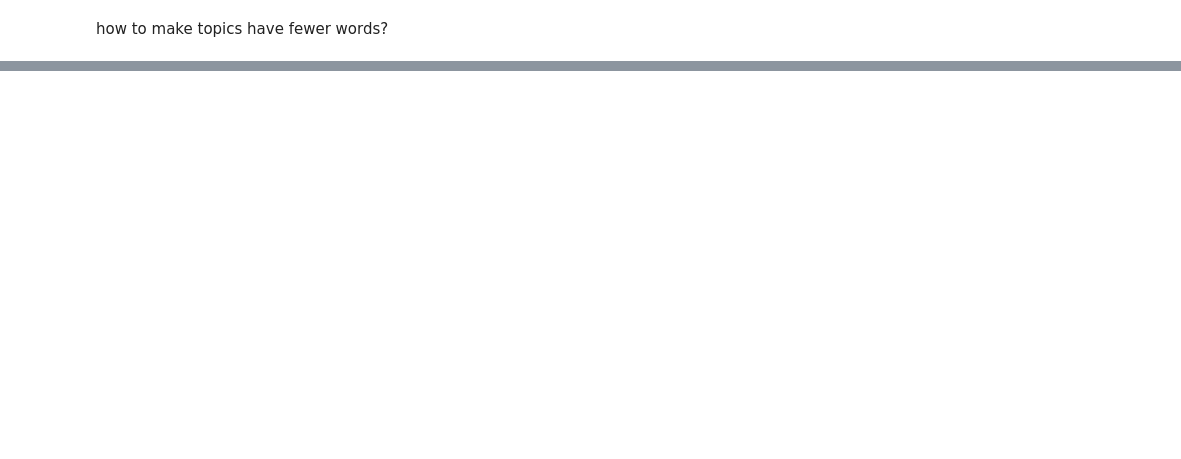
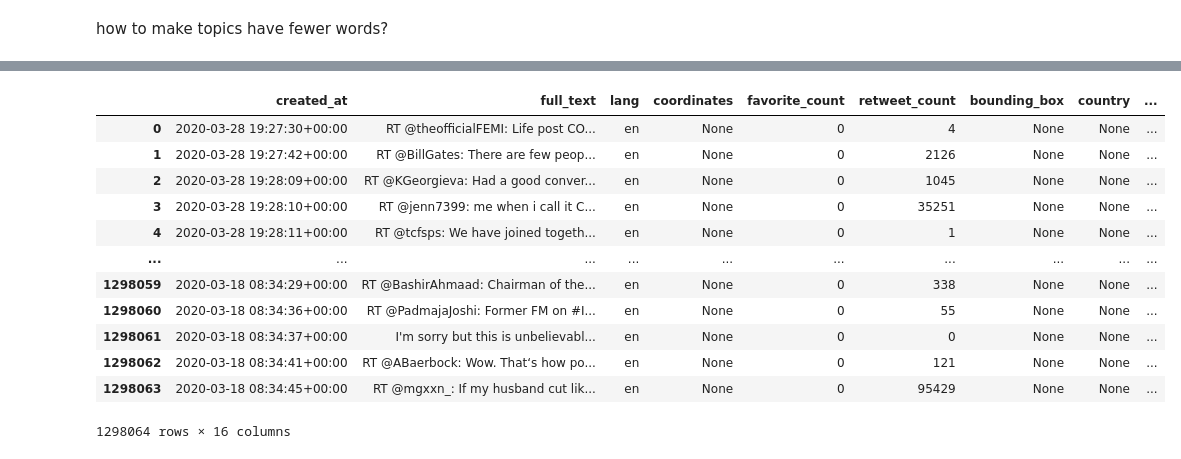
Before and after one commit to sam-hoffman/topic-modeling, a Jupyter notebook: covid-topic-modeling.ipynb, the cells around one changed output, grey strips where cells are left out. Cells and saved outputs as stored; diff of their text form; code cells hidden in the pictures; blank space fills up the shorter version.

```diff
--- a/covid-topic-modeling.ipynb
+++ b/covid-topic-modeling.ipynb
@@ -189,3 +96,14 @@ full
+# %%
+# need to confirm it's right to do dict with full text but other things not with it
+dictionary = Dictionary(pdf.cleaned_text.to_list())
+
+training_df = pdf[pdf.rt_indicator == 0]
+
+training_docs = training_df.cleaned_text.to_list()
+training_corpus = [dictionary.doc2bow(tweet) for tweet in training_docs]
+
+full_docs = pdf.cleaned_text.to_list()
+full_corpus = [dictionary.doc2bow(tweet) for tweet in full_docs]
 # %% [markdown]
 how to make topics have fewer words?
 # %%
@@ -208,12 +126,12 @@ temp = dictionary[0]  # This is only to "load" the dictionary.
 id2word = dictionary.id2token
 
 model = ldamulticore.LdaMulticore(
-    corpus=corpus,
+    corpus=training_corpus,
     id2word=id2word,
     chunksize=chunksize,
     eta='auto',
     iterations=400,
-    num_topics=5,
+    num_topics=50,
     eval_every=eval_every
 )
 # %%
@@ -222,10 +160,26 @@ top_topics = model.top_topics(corpus)
 # how 2 do this in spark??
 # add corpus as column?
 topics = []
-for i in range(len(corpus)):
-    topics.append(model.get_document_topics(corpus[i], minimum_probability=0.0))
+for i in range(len(full_corpus)):
+    topics.append(model.get_document_topics(full_corpus[i], minimum_probability=0.0))
 # %%
-training_df['topics'] = topics
+pdf['topics'] = topics
+# %%
+pdf
+# %% [output]
+|  | created_at | full_text | lang | coordinates | favorite_count | retweet_count | bounding_box | country | ... |
+| 0 | 2020-03-28 19:27:30+00:00 | RT @theofficialFEMI: Life post CO... | en | None | 0 | 4 | None | None | ... |
+| 1 | 2020-03-28 19:27:42+00:00 | RT @BillGates: There are few peop... | en | None | 0 | 2126 | None | None | ... |
+| 2 | 2020-03-28 19:28:09+00:00 | RT @KGeorgieva: Had a good conver... | en | None | 0 | 1045 | None | None | ... |
+| 3 | 2020-03-28 19:28:10+00:00 | RT @jenn7399: me when i call it C... | en | None | 0 | 35251 | None | None | ... |
+| 4 | 2020-03-28 19:28:11+00:00 | RT @tcfsps: We have joined togeth... | en | None | 0 | 1 | None | None | ... |
+| ... | ... | ... | ... | ... | ... | ... | ... | ... | ... |
+| 1298059 | 2020-03-18 08:34:29+00:00 | RT @BashirAhmaad: Chairman of the... | en | None | 0 | 338 | None | None | ... |
+| 1298060 | 2020-03-18 08:34:36+00:00 | RT @PadmajaJoshi: Former FM on #I... | en | None | 0 | 55 | None | None | ... |
+| 1298061 | 2020-03-18 08:34:37+00:00 | I'm sorry but this is unbelievabl... | en | None | 0 | 0 | None | None | ... |
+| 1298062 | 2020-03-18 08:34:41+00:00 | RT @ABaerbock: Wow. That‘s how po... | en | None | 0 | 121 | None | None | ... |
+| 1298063 | 2020-03-18 08:34:45+00:00 | RT @mgxxn_: If my husband cut lik... | en | None | 0 | 95429 | None | None | ... |
+1298064 rows × 16 columns
 # %%
 topic_df = pd.DataFrame(topics)
 # %%
```
Also changed, not shown: parts of 23 cells of this notebook.
